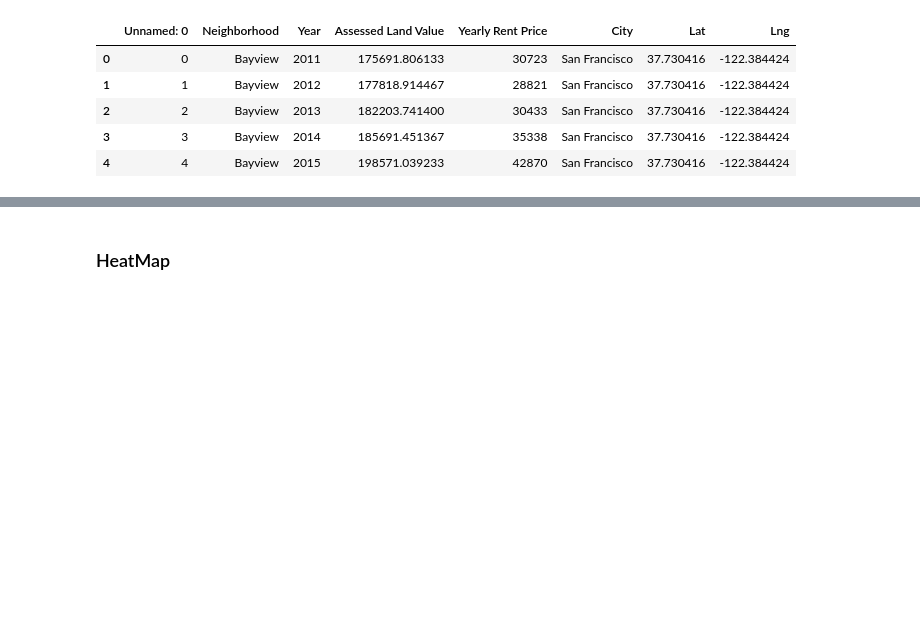
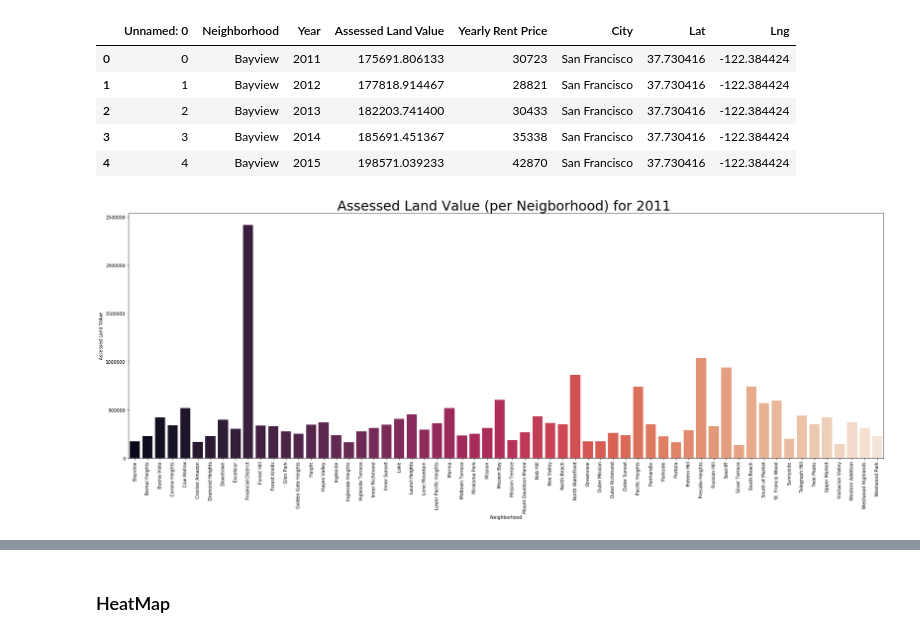
Before and after one commit to rochiecuevas/shared_accommodations, a Jupyter notebook: Data visualisation.ipynb, the cells around one changed output, grey strips where cells are left out. Drawn from its saved outputs; the diff is of its cells as text; code cells hidden in the pictures; blank space fills up the shorter version.

```diff
--- a/Data visualisation.ipynb
+++ b/Data visualisation.ipynb
@@ -53,3 +22,16 @@ yearly_price_change.head()
 | 2 | 2 | Bayview | 2013 | 182203.741400 | 30433 | San Francisco | 37.730416 | -122.384424 |
 | 3 | 3 | Bayview | 2014 | 185691.451367 | 35338 | San Francisco | 37.730416 | -122.384424 |
 | 4 | 4 | Bayview | 2015 | 198571.039233 | 42870 | San Francisco | 37.730416 | -122.384424 |
+# %%
+rent_year2011 = yearly_price_change.loc[yearly_price_change['Year'].isin(['2011'])]
+rent_year2016 = yearly_price_change.loc[yearly_price_change['Year'].isin(['2016'])]
+# %%
+# Draw a nested barplot to show survival for class and sex
+plot2 = plt.subplots(figsize=(30, 10))
+sns.barplot(x="Neighborhood", y="Assessed Land Value", data=rent_year2011, palette="rocket")
+plt.title("Assessed Land Value (per Neigborhood) for 2011 ", fontsize=30)
+plt.xticks(rotation=90)
+plt.savefig("Images/Assessed Land Value (per Neigborhood) for 2011.svg")
+plt.show()
+# %% [output]
+[figure, added]
```
Also changed, not shown: parts of 15 cells of this notebook, 16 other files.
